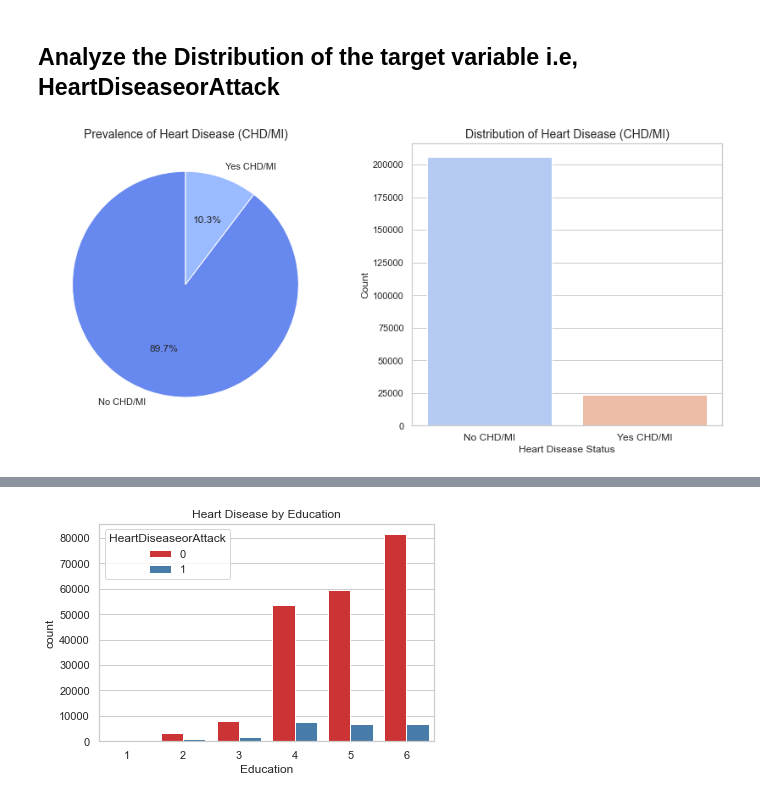
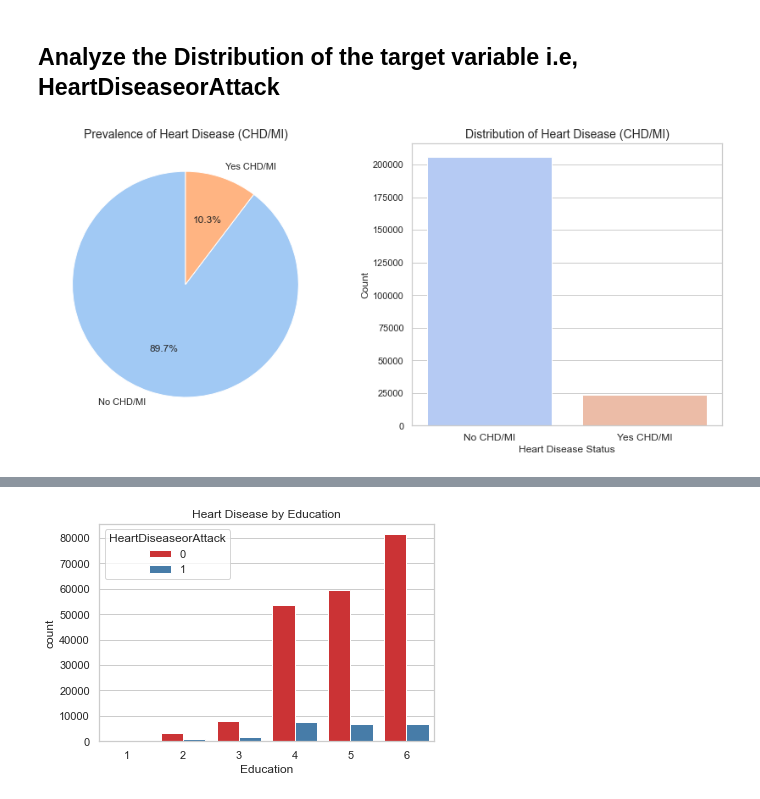
Before and after one commit to pr1thvi/HeartRisk-Demographic-Analysis, a Jupyter notebook: Mentormind_Healthcare_Analytics.ipynb, the cells around one changed output, grey strips where cells are left out. Drawn from its saved outputs; the diff is of its cells as text; code cells hidden in the pictures.

```diff
--- a/Mentormind_Healthcare_Analytics.ipynb
+++ b/Mentormind_Healthcare_Analytics.ipynb
@@ -165,25 +165,25 @@ plt.show()
 # %%
 # Define labels for the HeartDiseaseorAttack categories
 heart_disease_labels = ['No CHD/MI', 'Yes CHD/MI']
 
 # Initialize the figure with a 1x2 grid for the pie chart and count plot
 fig, axes = plt.subplots(1, 2, figsize=(12, 6))
 
 # Pie chart for HeartDiseaseorAttack
 heart_disease_data = df['HeartDiseaseorAttack'].value_counts()
-axes[0].pie(heart_disease_data, labels=heart_disease_labels, autopct='%1.1f%%', colors=sns.color_palette('coolwarm'), startangle=90)
+axes[0].pie(heart_disease_data, labels=heart_disease_labels, autopct='%1.1f%%', colors=sns.color_palette('pastel'), startangle=90)
 axes[0].set_title('Prevalence of Heart Disease (CHD/MI)', fontsize=14)
 
 # Count plot for HeartDiseaseorAttack
 sns.countplot(x='HeartDiseaseorAttack', data=df, palette='coolwarm', ax=axes[1])
 axes[1].set_title('Distribution of Heart Disease (CHD/MI)', fontsize=14)
 axes[1].set_xlabel('Heart Disease Status', fontsize=12)
 axes[1].set_ylabel('Count', fontsize=12)
 axes[1].set_xticks([0, 1])
 axes[1].set_xticklabels(heart_disease_labels, fontsize=12)
 
 # Adjust layout for better spacing
 plt.tight_layout(pad=2.0)
 plt.show()
 # %% [output]
-[figure, old version]
+[figure, new version]
```
Also changed, not shown: parts of 16 cells of this notebook.
